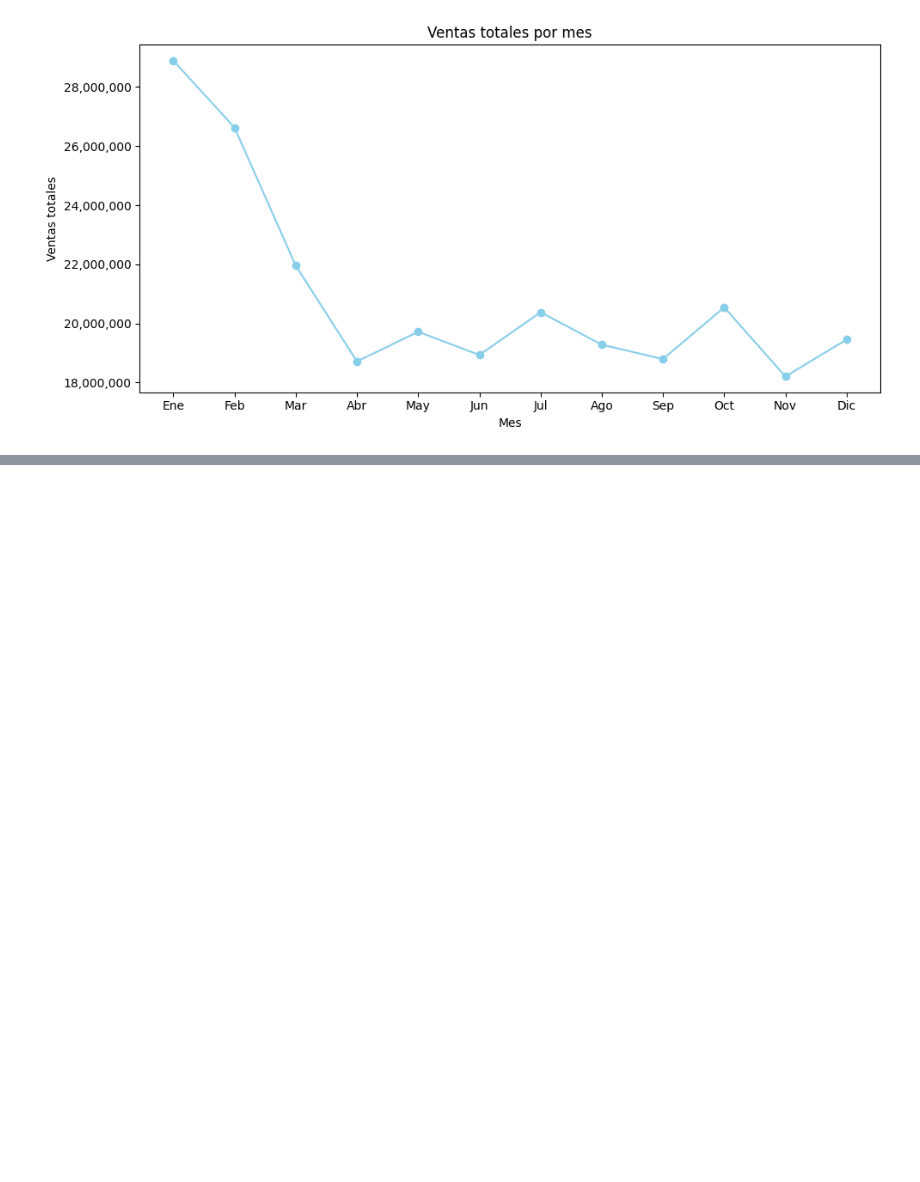
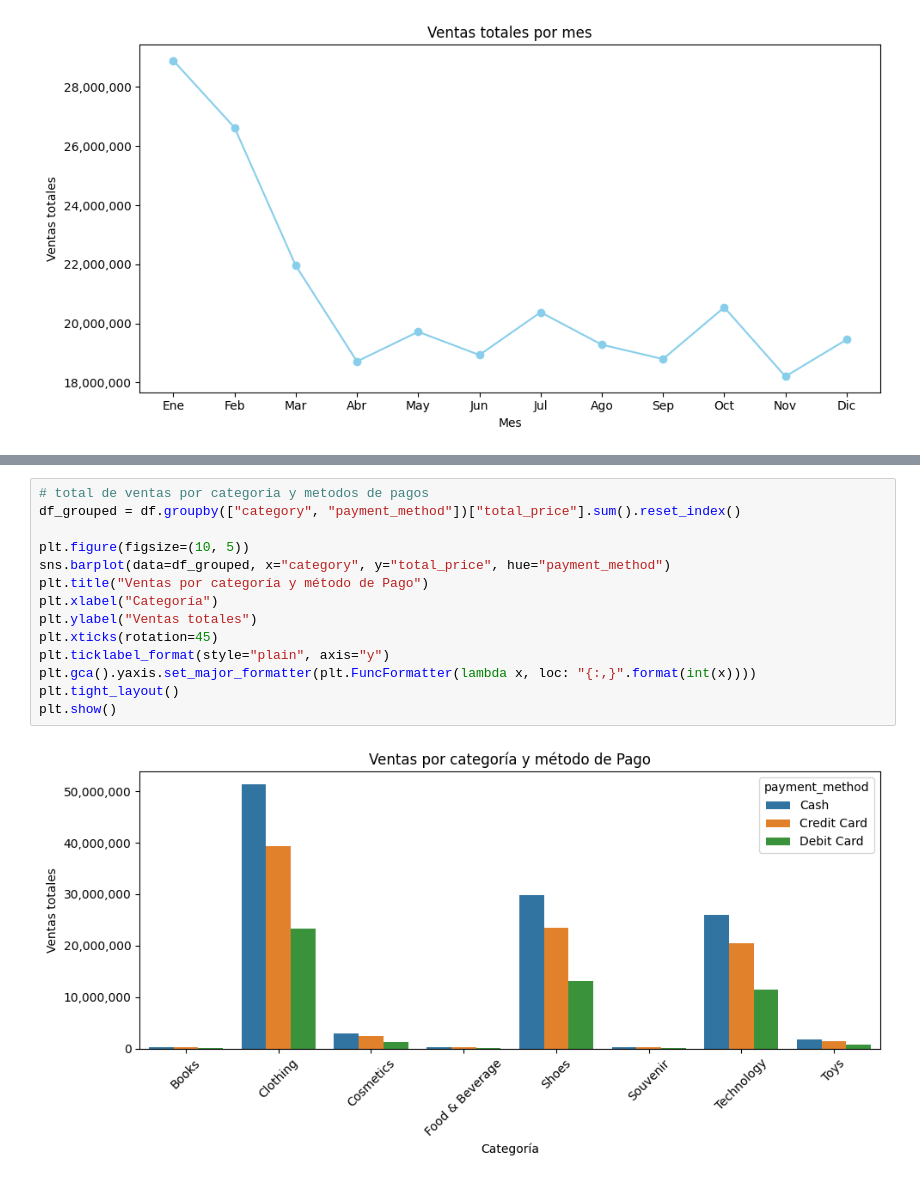
Before and after one commit to JuanLopezAranzazu/proyecto1-ciencia-datos, a Jupyter notebook: notebooks/customer_shopping_analysis.ipynb, the cells around one changed output, grey strips where cells are left out. Saved outputs shown, nothing was run; the diff lists cells and outputs as text; blank space fills up the shorter version.

```diff
--- a/notebooks/customer_shopping_analysis.ipynb
+++ b/notebooks/customer_shopping_analysis.ipynb
@@ -353,0 +384,16 @@ plt.show()
+# %%
+# total de ventas por categoria y metodos de pagos
+df_grouped = df.groupby(["category", "payment_method"])["total_price"].sum().reset_index()
+
+plt.figure(figsize=(10, 5))
+sns.barplot(data=df_grouped, x="category", y="total_price", hue="payment_method")
+plt.title("Ventas por categoría y método de Pago")
+plt.xlabel("Categoría")
+plt.ylabel("Ventas totales")
+plt.xticks(rotation=45)
+plt.ticklabel_format(style="plain", axis="y")
+plt.gca().yaxis.set_major_formatter(plt.FuncFormatter(lambda x, loc: "{:,}".format(int(x))))
+plt.tight_layout()
+plt.show()
+# %% [output]
+[figure, added]
```
Also changed, not shown: parts of 5 cells of this notebook, 5 other files.
